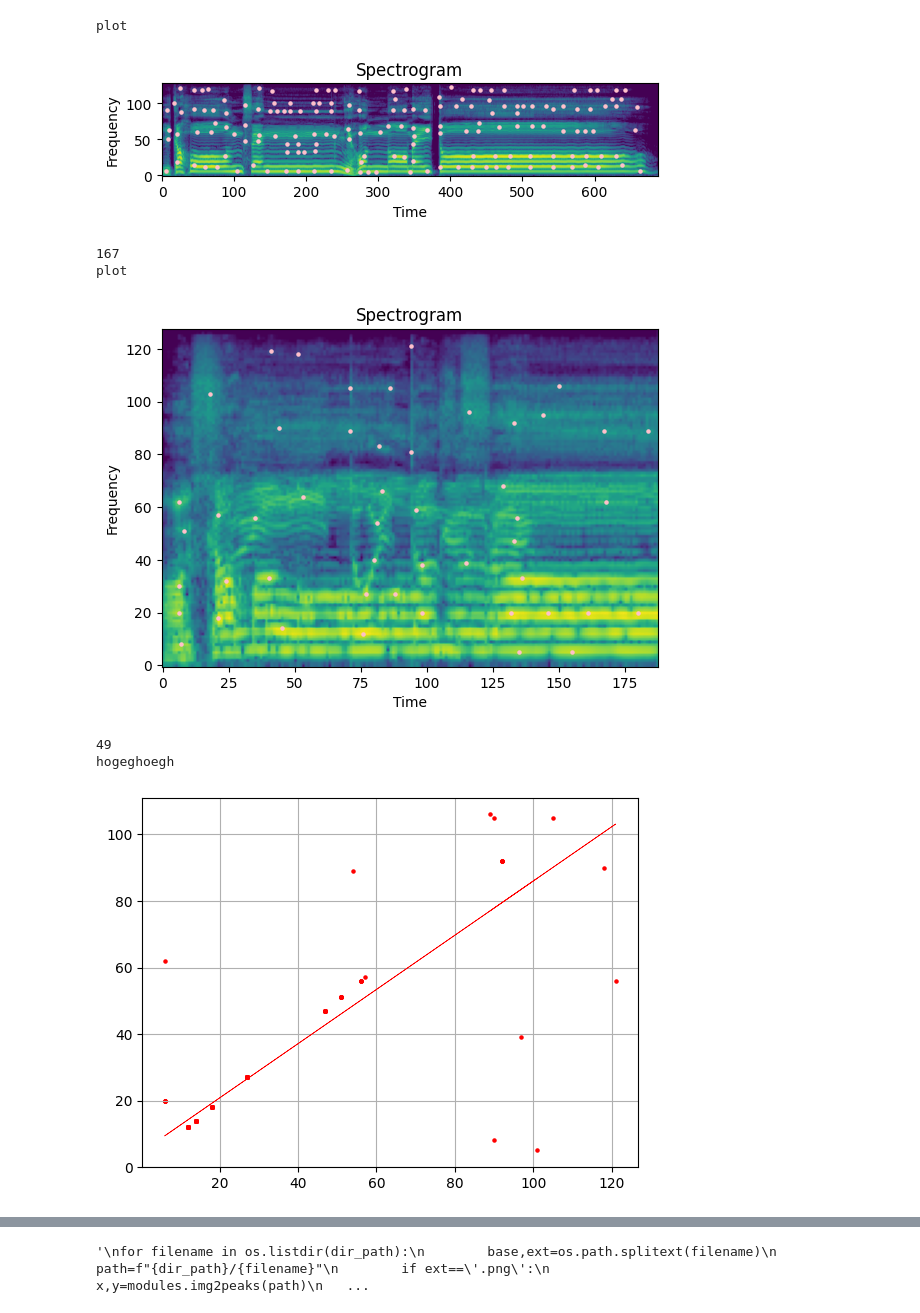
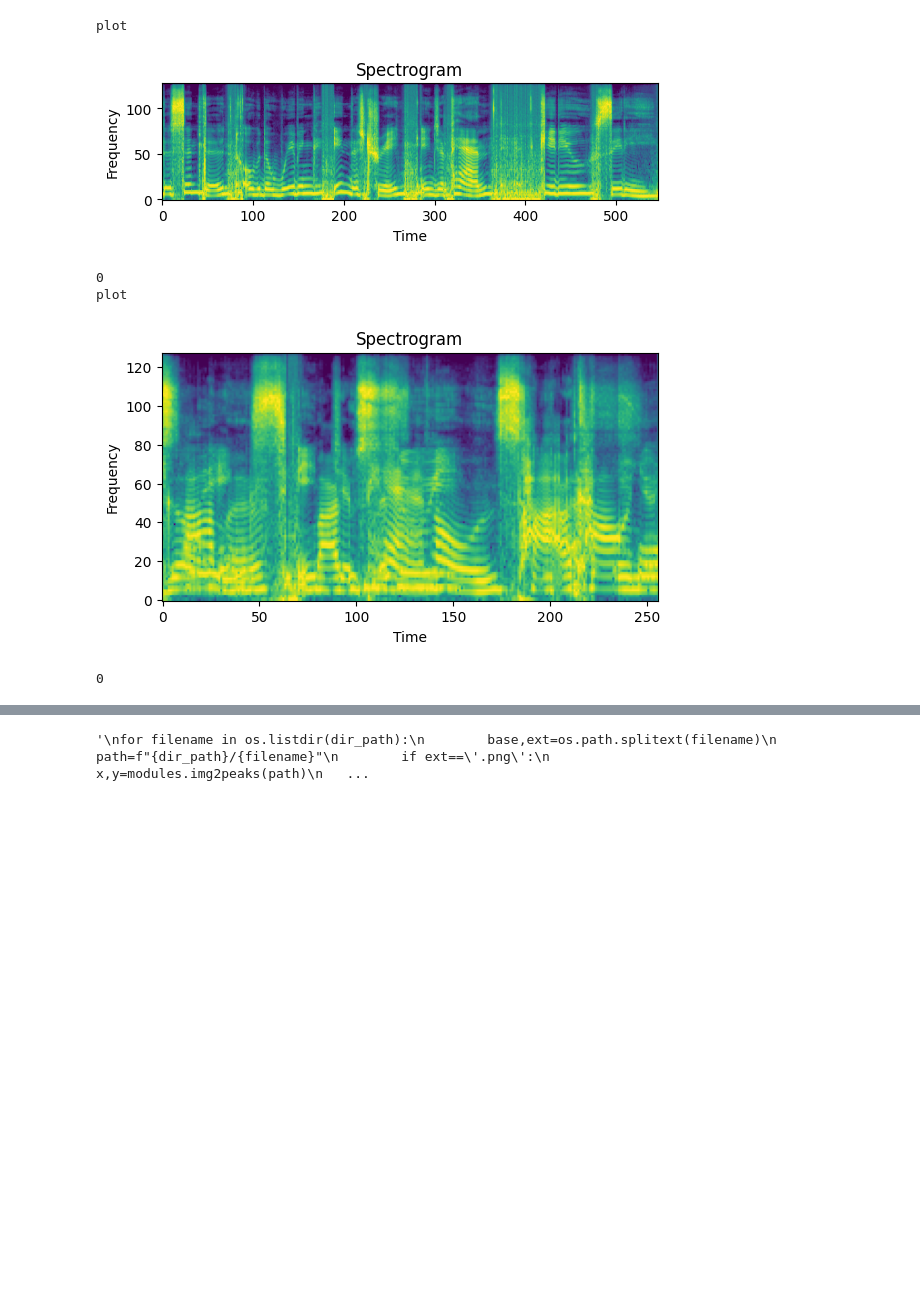
Before and after one commit to procon33-Competition/match, a Jupyter notebook: test.ipynb, the cells around one changed output, grey strips where cells are left out. Saved outputs shown, nothing was run; the diff lists cells and outputs as text; code cells hidden in the pictures; blank space fills up the shorter version.

```diff
--- a/test.ipynb
+++ b/test.ipynb
@@ -38,23 +38,21 @@ dir_path="imgs/melspec"
 # %%
 import modules
 
-spec,fs=modules.path2sgram("./data/JKspeech-v_1_0/JKspeech/J02.wav")
+spec,fs=modules.path2sgram("./data/JKspeech-v_1_0/JKspeech/E07.wav")
 # spec=modules.path2cqt2sgram("./data/JKspeech-v_1_0/JKspeech/E01.wav")
-x,y=modules.sgram2peaks(spec,amp_min=40,plot=True,PEAK_NEIGHBORHOOD_SIZE=8)
+x,y=modules.sgram2peaks(spec,amp_min=100,plot=True,PEAK_NEIGHBORHOOD_SIZE=1,CONNECTIVITY_MASK=10)
 # print(x,y)
 hashpeaks,pairs=modules.peaks2hash(x,y)
 print(len(x))
-spec,fs=modules.path2sgram("data/sample_Q_202205/sample_Q_202205/sample_Q_J01/problem1.wav")
-x_,y_=modules.sgram2peaks(spec,amp_min=40,plot=True,PEAK_NEIGHBORHOOD_SIZE=8)
+spec,fs=modules.path2sgram("data/sample_Q_202205/sample_Q_202205/sample_Q_E01/problem2.wav")
+x_,y_=modules.sgram2peaks(spec,amp_min=100,plot=True,PEAK_NEIGHBORHOOD_SIZE=1,CONNECTIVITY_MASK=10)
 hashpeaks_,pairs_=modules.peaks2hash(x_,y_)
-print(len(x_))
+print(len(hashpeaks_))
 modules.hashmatching(hashpeaks,hashpeaks_,graph=True)
 # %% [output]
 plot
-[figure, old version]
+[figure, new version]
-167
+0
 plot
-[figure, old version]
+[figure, new version]
-49
-hogeghoegh
+0
-[figure, removed]
```
Also changed, not shown: parts of 3 cells of this notebook, 4 other files.
